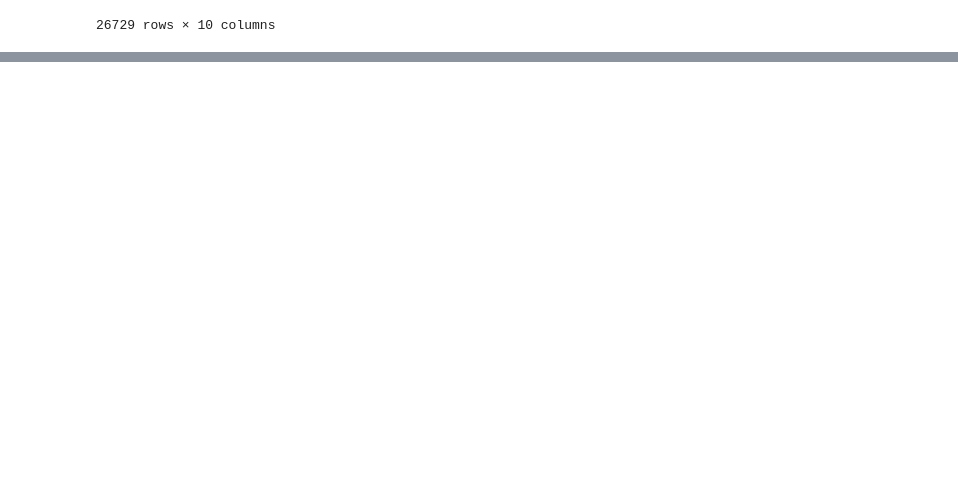
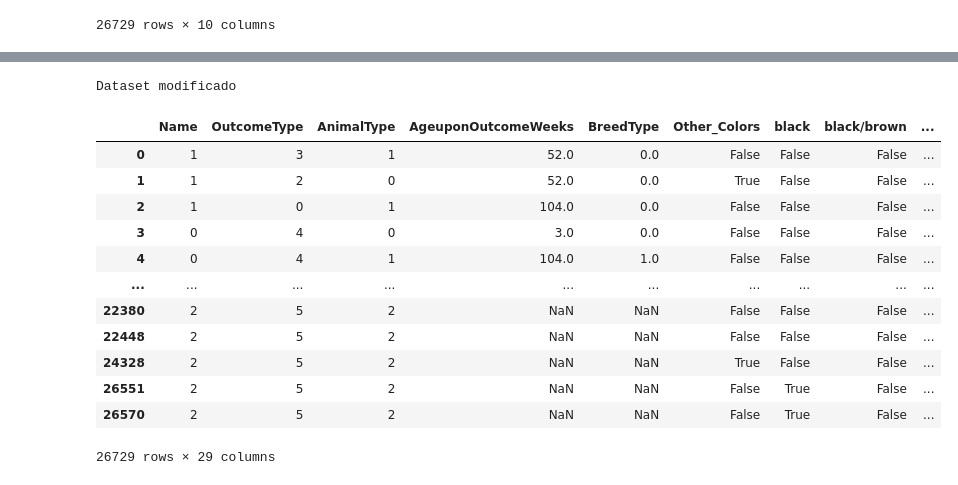
Before and after one commit to Stremps/Shelter-Outcome-Prediction, a Jupyter notebook: Shelter.ipynb, the cells around one changed output, grey strips where cells are left out. Cells and saved outputs as stored; diff of their text form; code cells hidden in the pictures; blank space fills up the shorter version.

Commit message:
Nominal attributes converted to numerical ones. Reordering of the code flow to fit the new methods used

```diff
--- a/Shelter.ipynb
+++ b/Shelter.ipynb
@@ -107,4 +122,5 @@ Dataset modificado
 # %%
+#Exploratory data analysis with statistics
 
 # 0) Name column ratio analysis
 outcome_proportion = df['Name'].value_counts(normalize=True)*100 # Normalize returns the proportion of each element == Num_ElementX/Num_total
@@ -122,9 +138,10 @@ print("\nProporção de cada item do AnimalType:")
 print(animal_proportion)
 
 # 3) Proportion analysis of the Breed column (Mestiza X Pure)
-# Creation of a subtable for mixed or pure breed classification
-df['BreedType'] = df['Breed'].apply(lambda x: 'Mestiça' if 'Mix' in x else 'Pura') # lambda x is a temporary function that takes as input the parameter x (element of the breed column)
-                                                                                   # In this case, if the string has 'Mix' as a substring, it is classified as mixed, if not pure
+# Creation of a subtable for mixed or pure breed classification and label-encoding
+df['Breed'] = df['Breed'].apply(lambda x: 0 if 'Mix' in x else 1)  # lambda x is a temporary function that takes as input the parameter x (element of the breed column)
+df['BreedType'] = df['Breed']
+df = df.drop(columns=['Breed'])
 breed_proportion = df['BreedType'].value_counts(normalize=True)*100
 print("\nProporção de BreedType (Mestiça/Pura)")
 print(breed_proportion)
@@ -164,6 +181,5 @@ print("\nProporção de Machos e Fêmeas (Castrados e Não Castrados):")
 print(gender_castrated_proportion)
 
 # Filter only Females (Spayed Female and Intact Female)
-females_only = df['SexuponOutcome'].apply(lambda x: 'Fêmea Castrada' if 'Spayed Female' in x
-                                          else 'Fêmea Não Castrada' if 'Intact Female' in x else None)
+females_only = df['SexuponOutcome'].apply(lambda x: 'Fêmea Castrada' if 'Spayed Female' in x else 'Fêmea Não Castrada' if 'Intact Female' in x else None)
 
@@ -175,8 +191,6 @@ gender_castrated_proportion = females_only.value_counts(normalize=True) * 100
 print("\nProporção de Fêmeas (Castradas e Não Castradas):")
 print(gender_castrated_proportion)
 
-
 # Filter only Males (Neutered Male and Intact Male)
-males_only = df['SexuponOutcome'].apply(lambda x: 'Macho Castrado' if 'Neutered Male' in x
-                                        else 'Macho Não Castrado' if 'Intact Male' in x else None)
+males_only = df['SexuponOutcome'].apply(lambda x: 'Macho Castrado' if 'Neutered Male' in x else 'Macho Não Castrado' if 'Intact Male' in x else None)
 
@@ -187,8 +201,6 @@ males_only = males_only.dropna()
 gender_castrated_proportion = males_only.value_counts(normalize=True) * 100
 print("\nProporção de Machos (Castrados e Não Castrados):")
 print(gender_castrated_proportion)
-
-
 
 # 6) Color column proportion analysis
 color_proportion = df['Color'].value_counts(normalize=True)*100
@@ -223,0 +236,54 @@ Euthanasia          5.814302
+# %%
+# Categoric to numerical data conversion
+
+# Drops 'Mapped_Color' to leave just the other color columns
+df = df.drop(columns=['Mapped_Color'])
+
+# Defines discrete intervals (bins) every 52 weeks, from 0 to 1040
+bins = np.arange(0, 1041, 52)  # This creates 52 week intervals (which is around 1 year)
+
+# Drops unprocessed columns
+df = df.drop(columns=['Color', 'DateTime', 'AgeuponOutcome'])
+
+# Concatenates the new One-Hot Encoding columns to the DataFrame
+df = pd.concat([df, mapped_color_dummies], axis=1)
+
+# Imports label encoding utilities
+from sklearn.preprocessing import LabelEncoder
+
+# Applies Label Encoding to 'Name'
+label_encoder_name = LabelEncoder()
+df['Name'] = label_encoder_name.fit_transform(df['Name'])
+
+# Applies Label Encoding to 'AnimalType'
+label_encoder_animal = LabelEncoder()
+df['AnimalType'] = label_encoder_animal.fit_transform(df['AnimalType'])
+
+# Applies Label Encoding to 'OutcomeType'
+label_encoder_outcome = LabelEncoder()
+df['OutcomeType'] = label_encoder_outcome.fit_transform(df['OutcomeType'])
+
+# Applies One-Hot Encoding to 'SexuponOutcome'
+df = pd.get_dummies(df, columns=['SexuponOutcome'], prefix='sex')
+
+df = df.drop(columns=['Intervalo'])
+
+# Showa the processed table with most numeric values
+
+print('Dataset modificado')
+display(df)
+# %% [output]
+Dataset modificado
+|  | Name | OutcomeType | AnimalType | AgeuponOutcomeWeeks | BreedType | Other_Colors | black | black/brown | ... |
+| 0 | 1 | 3 | 1 | 52.0 | 0.0 | False | False | False | ... |
+| 1 | 1 | 2 | 0 | 52.0 | 0.0 | True | False | False | ... |
+| 2 | 1 | 0 | 1 | 104.0 | 0.0 | False | False | False | ... |
+| 3 | 0 | 4 | 0 | 3.0 | 0.0 | False | False | False | ... |
+| 4 | 0 | 4 | 1 | 104.0 | 1.0 | False | False | False | ... |
+| ... | ... | ... | ... | ... | ... | ... | ... | ... | ... |
+| 22380 | 2 | 5 | 2 | NaN | NaN | False | False | False | ... |
+| 22448 | 2 | 5 | 2 | NaN | NaN | False | False | False | ... |
+| 24328 | 2 | 5 | 2 | NaN | NaN | True | False | False | ... |
+| 26551 | 2 | 5 | 2 | NaN | NaN | False | True | False | ... |
+| 26570 | 2 | 5 | 2 | NaN | NaN | False | True | False | ... |
+26729 rows × 29 columns
```
Also changed, not shown: parts of 5 cells of this notebook, 1 other file.
